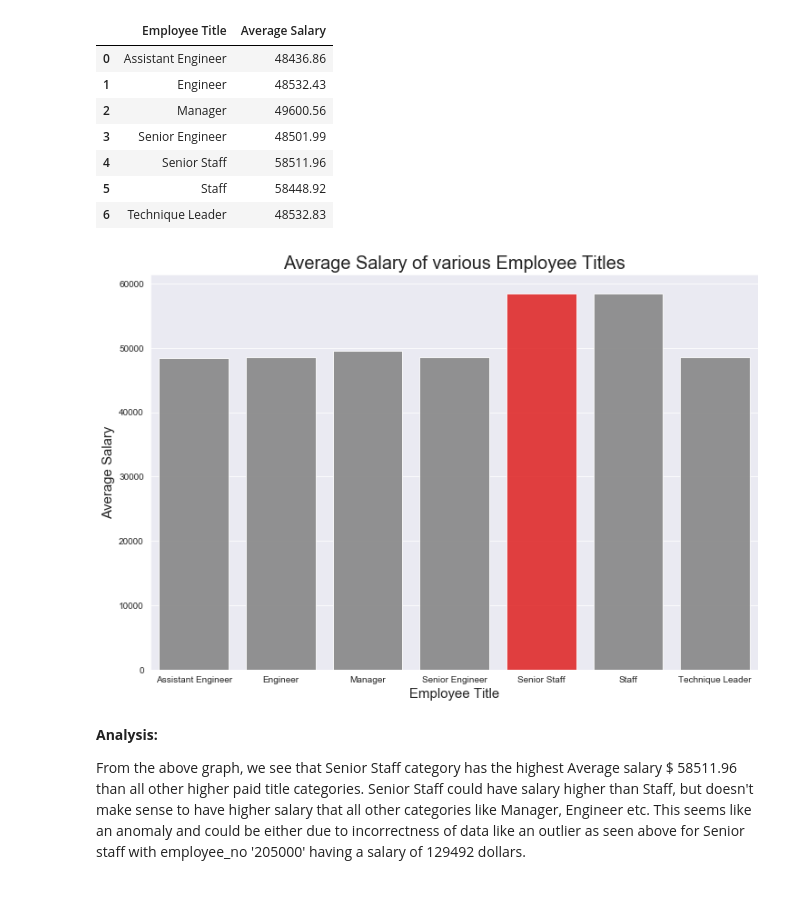
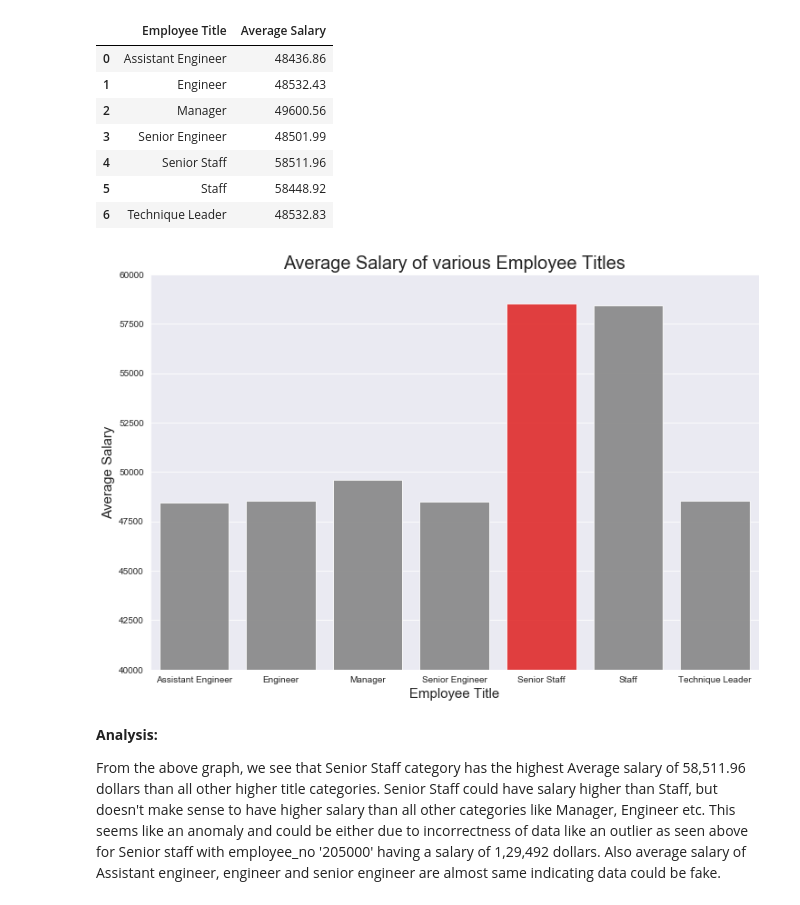
Before and after one commit to ic2019/SQL-Challenge, a Jupyter notebook: employee.ipynb, the cells around one changed output. Drawn from its saved outputs; the diff is of its cells as text; code cells hidden in the pictures.

```diff
--- a/employee.ipynb
+++ b/employee.ipynb
@@ -126,16 +126,17 @@ by_titles_average_salary
 # %%
 # Plotting the bar graph
 fig, ax  = plt.subplots(figsize=(12,8))
 sns.set_style("darkgrid")
 ax = sns.barplot(x='Employee Title', y='Average Salary',data=by_titles_average_salary, palette = colors, alpha=0.85)
-#ax.set(ylim=(40000,60000))
+ax.set(ylim=(40000,60000))
 ax.set_xlabel("Employee Title",fontsize=15)
 ax.set_ylabel("Average Salary",fontsize=15)
 ax.set_title("Average Salary of various Employee Titles",fontsize=20)
 plt.savefig("title_salary_barplot.png")
 # %% [output]
-[figure, old version]
+[figure, new version]
 # %% [markdown]
 **Analysis:**
 
-From the above graph, we see that Senior Staff category has the highest Average salary $ 58511.96 than all other higher paid title categories. Senior Staff could have salary higher than Staff, but doesn't make sense to have higher salary that all other categories like Manager, Engineer etc. This seems like an anomaly and could be either due to incorrectness of data like an outlier as seen above for Senior staff with employee_no '205000' having a salary of 129492 dollars.
+From the above graph, we see that Senior Staff category has the highest Average salary of 58,511.96 dollars than all other higher title categories. Senior Staff could have salary higher than Staff, but doesn't make sense to have higher salary than all other categories like Manager, Engineer etc. This seems like an anomaly and could be either due to incorrectness of data like an outlier as seen above for Senior staff with employee_no '205000' having a salary of 1,29,492 dollars.
+Also average salary of Assistant engineer, engineer and senior engineer are almost same indicating data could be fake.
```
Also changed, not shown: 2 other files.
